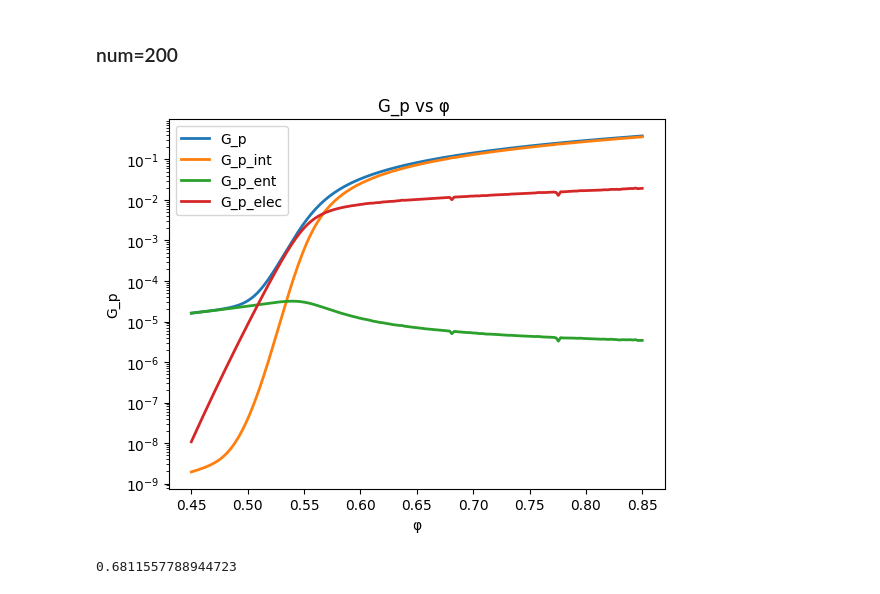
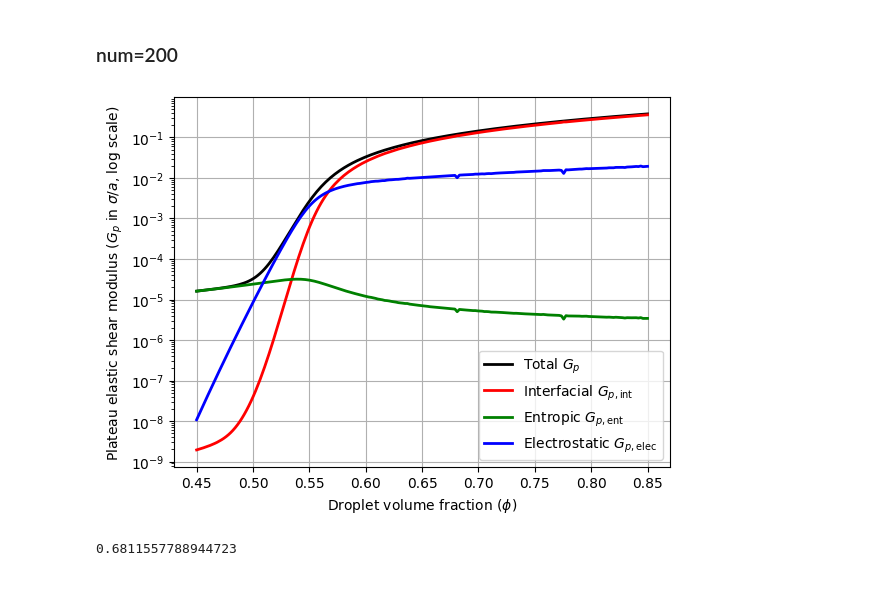
Before and after one commit to inxslynne/thesisproject, a Jupyter notebook: Kim&Mason/py-kimmason-final.ipynb, the cells around one changed output. Drawn from its saved outputs; the diff is of its cells as text; code cells hidden in the pictures.

```diff
--- a/Kim&Mason/py-kimmason-final.ipynb
+++ b/Kim&Mason/py-kimmason-final.ipynb
@@ -71,0 +87,24 @@ plt.show()
+# %%
+phi_values = np.linspace(0.45, 0.85, 100)
+gamma_values = np.linspace(0, 0.01, 100)
+phi_values, gamma_values = np.meshgrid(phi_values, gamma_values)
+
+# Compute phi_d^* for all combinations of phi and gamma
+phi_d_values = np.zeros_like(phi_values)
+for i in range(phi_values.shape[0]):
+    for j in range(phi_values.shape[1]):
+        phi = phi_values[i, j]
+        gamma = gamma_values[i, j]
+        phi_d_values[i, j] = find_min_phi_d(phi, gamma)[0]
+
+fig = plt.figure(figsize=(10, 7))
+ax = fig.add_subplot(111, projection='3d')
+
+surf = ax.plot_surface(phi_values, gamma_values, np.log10(phi_d_values), cmap='viridis')
+ax.set_xlabel(r'Droplet volume fraction ($\phi$)')
+ax.set_ylabel(r'Strain rate ($\gamma$)')
+ax.set_zlabel(r'Equilibrium deformation volume fraction ($\phi_d^*$, log scale)')
+
+fig.colorbar(surf, shrink=0.5, aspect=10)
+
+plt.show()
@@ -281,18 +335,19 @@ G_p_ent_values = np.array(G_p_ent_values)
 G_p_elec_values = np.array(G_p_elec_values)
 # %%
 plt.figure()
-plt.plot(phi_vals, (G_p_values * a / sigma), label="G_p", lw=2)
-plt.plot(phi_vals, (G_p_int_values * a / sigma), label="G_p_int", lw=2)
-plt.plot(phi_vals, (G_p_ent_values * a / sigma), label="G_p_ent", lw=2)
-plt.plot(phi_vals, (G_p_elec_values * a / sigma), label="G_p_elec", lw=2)
-plt.xlabel('φ')
-plt.ylabel("G_p")
-plt.title("G_p vs φ ")
+plt.plot(phi_vals, (G_p_values * a / sigma), label=r'Total $G_p$', lw=2, color='black')
+plt.plot(phi_vals, (G_p_int_values * a / sigma), label=r'Interfacial $G_{p,\text{int}}$', lw=2,  color='red')
+plt.plot(phi_vals, (G_p_ent_values * a / sigma), label=r'Entropic $G_{p,\text{ent}}$', lw=2,  color='green')
+plt.plot(phi_vals, (G_p_elec_values * a / sigma), label=r'Electrostatic $G_{p,\text{elec}}$', lw=2,  color='blue')
+plt.xlabel(r'Droplet volume fraction ($\phi$)')
+plt.ylabel(r'Plateau elastic shear modulus ($G_p$ in $\sigma/a$, log scale)')
+# plt.title(r'Plateau elastic shear modulus components vs droplet volume fraction ($\phi$)')
 plt.yscale('log')
 plt.legend()
+plt.grid(True)
 plt.show()
 # %% [output]
-[figure, old version]
+[figure, new version]
 # %%
 phi_vals[115]
 # %% [output]
```
Also changed, not shown: parts of 4 cells of this notebook, 4 other files.
